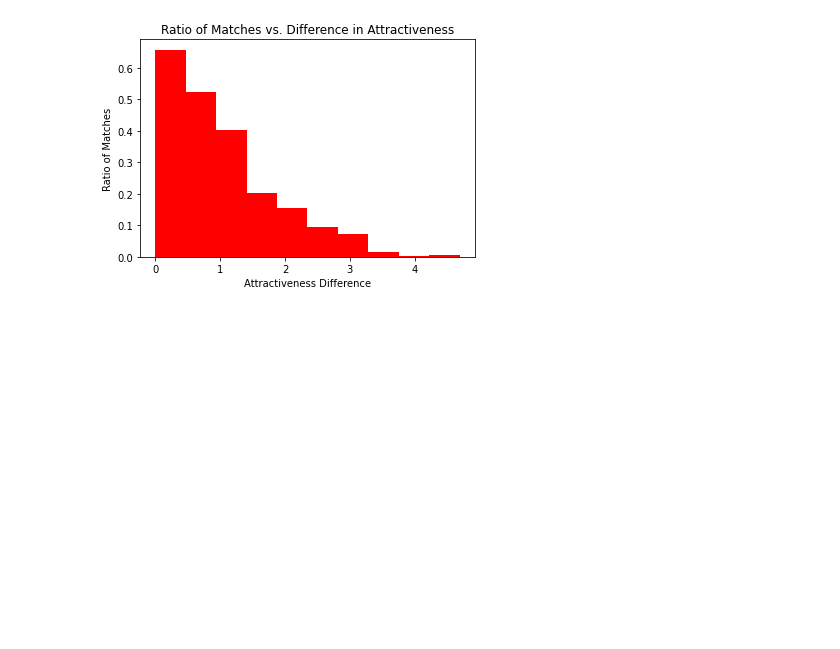
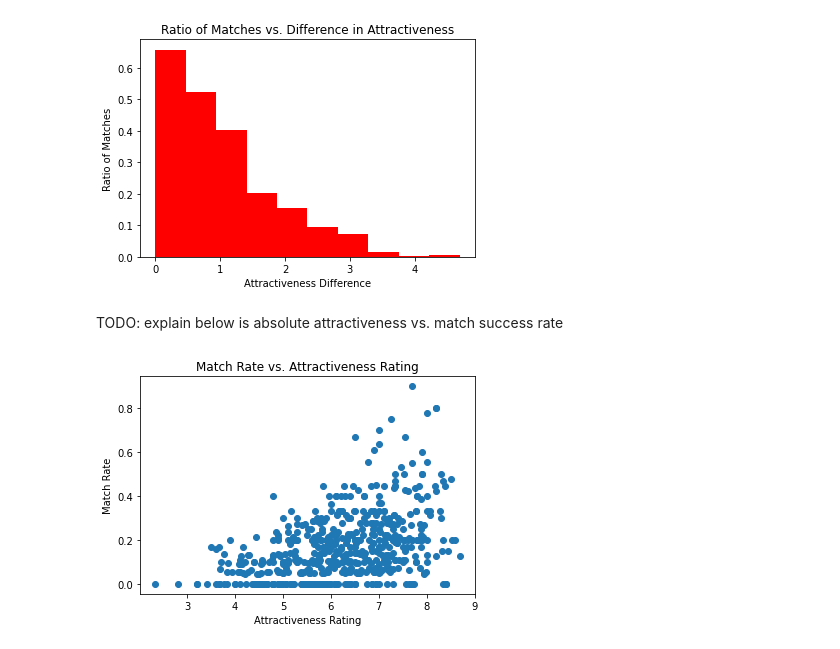
Before and after one commit to Kadekool/Speed-Dating-Exploration, a Jupyter notebook: Speed Dating Jupyter.ipynb, the cells around one changed output. Cells and saved outputs as stored; diff of their text form; code cells hidden in the pictures; blank space fills up the shorter version.

Commit message:
Added a scatter plot of match rate vs attractiveness

```diff
--- a/Speed Dating Jupyter.ipynb
+++ b/Speed Dating Jupyter.ipynb
@@ -68,3 +68,22 @@ plt.ylabel("Ratio of Matches")
 plt.show()
 # %% [output]
 [figure]
+# %% [markdown]
+TODO: explain below is absolute attractiveness vs. match success rate
+# %%
+attractivenesses = list(personToAttractiveness.values())
+correspondingMatchRate = []
+
+for subjectOfInterest in iids:
+    rowsOfPerson = df[(df.iid == subjectOfInterest) & (df.pid.notna())]
+    matchSuccessRate = len(rowsOfPerson[rowsOfPerson.match == 1]) / len(rowsOfPerson)
+    correspondingMatchRate.append(matchSuccessRate)
+# %%
+plt.figure()
+plt.plot(attractivenesses, correspondingMatchRate, 'o')
+plt.title("Match Rate vs. Attractiveness Rating")
+plt.xlabel("Attractiveness Rating")
+plt.ylabel("Match Rate")
+plt.show()
+# %% [output]
+[figure, added]
```
